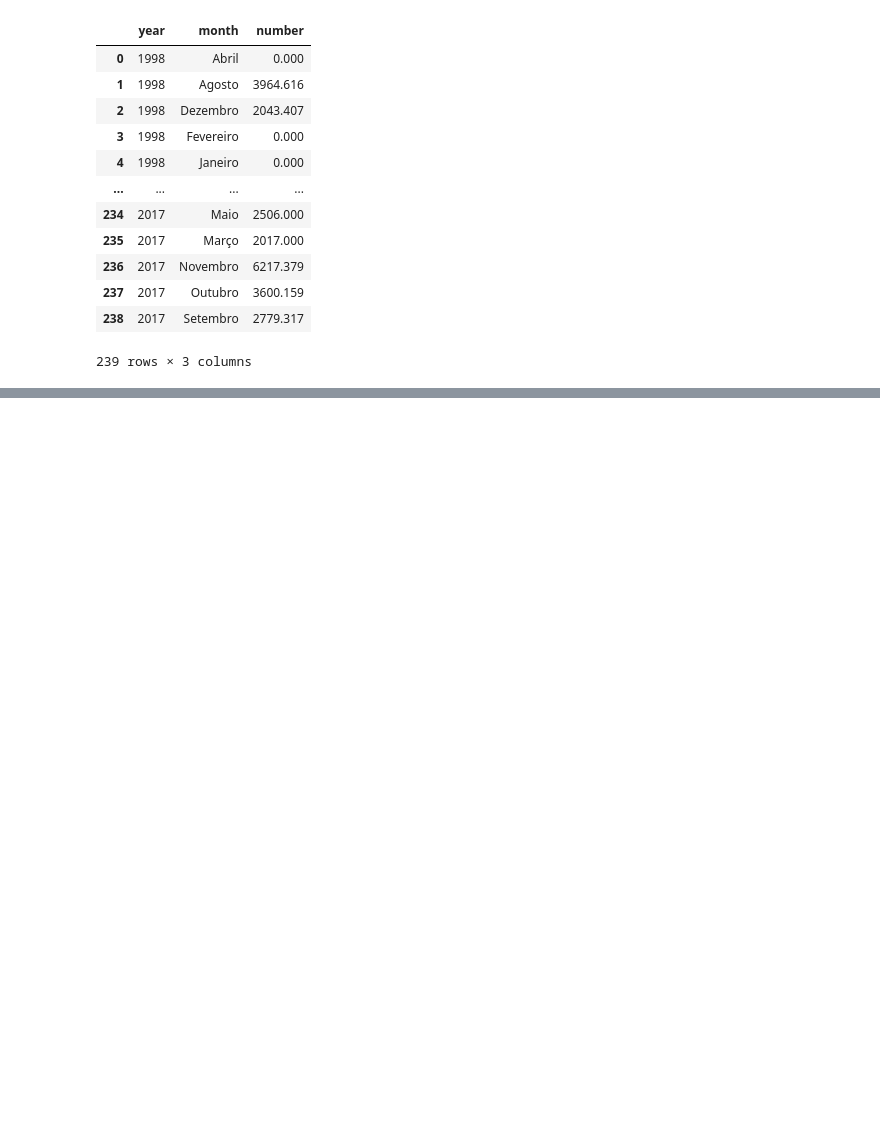
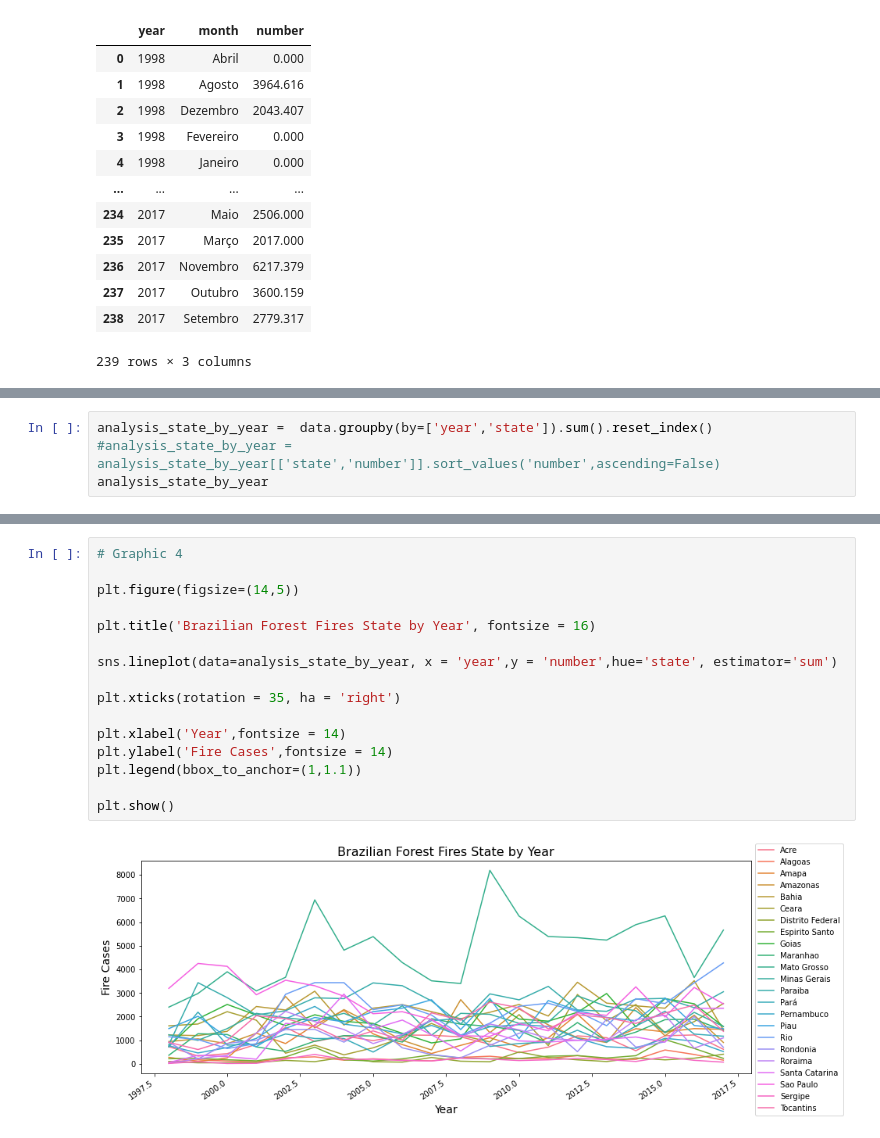
Before and after one commit to ZameromJairo/Python-Ref, a Jupyter notebook: Projeto 9/Case - Brazil forest fires.ipynb, the cells around one changed output, grey strips where cells are left out. Saved outputs shown, nothing was run; the diff lists cells and outputs as text; blank space fills up the shorter version.

```diff
--- a/Projeto 9/Case - Brazil forest fires.ipynb
+++ b/Projeto 9/Case - Brazil forest fires.ipynb
@@ -145,0 +192,4 @@ plt.show()
+# %%
+analysis_state_by_year =  data.groupby(by=['year','state']).sum().reset_index()
+#analysis_state_by_year = analysis_state_by_year[['state','number']].sort_values('number',ascending=False)
+analysis_state_by_year
@@ -145,0 +210,18 @@ plt.show()
+# %%
+# Graphic 4
+
+plt.figure(figsize=(14,5))
+
+plt.title('Brazilian Forest Fires State by Year', fontsize = 16)
+
+sns.lineplot(data=analysis_state_by_year, x = 'year',y = 'number',hue='state', estimator='sum')
+
+plt.xticks(rotation = 35, ha = 'right')
+
+plt.xlabel('Year',fontsize = 14)
+plt.ylabel('Fire Cases',fontsize = 14)
+plt.legend(bbox_to_anchor=(1,1.1))
+
+plt.show()
+# %% [output]
+[figure, added]
```
Also changed, not shown: parts of 5 cells of this notebook.
